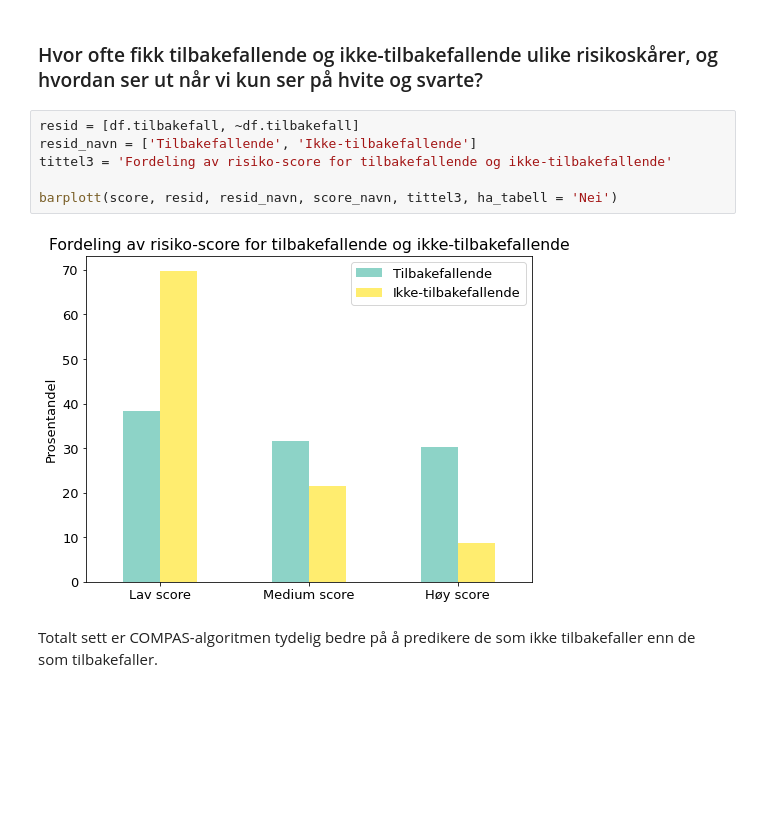
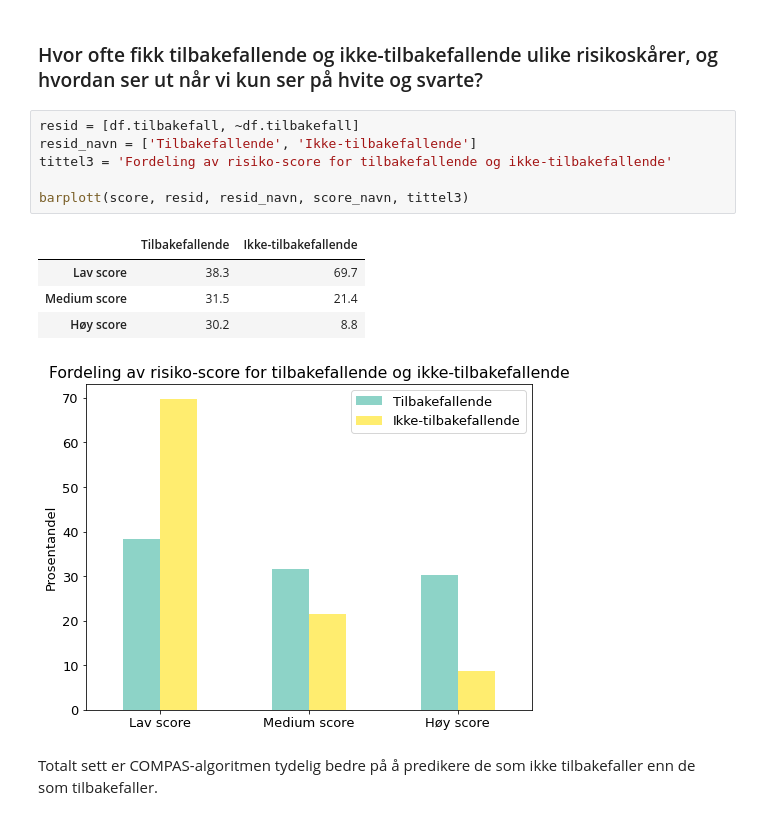
Before and after one commit to GullaTorvund/Prosjekt-1---HON2200, a Jupyter notebook: Notebooks/1a.ipynb, the cells around one changed output. Drawn from its saved outputs; the diff is of its cells as text; blank space fills up the shorter version.

```diff
--- a/Notebooks/1a.ipynb
+++ b/Notebooks/1a.ipynb
@@ -95,10 +95,14 @@ Det mest fremtredende resultatet her, er at hvite har tydelig lavere score enn s
 # %%
 resid = [df.tilbakefall, ~df.tilbakefall]
 resid_navn = ['Tilbakefallende', 'Ikke-tilbakefallende']
 tittel3 = 'Fordeling av risiko-score for tilbakefallende og ikke-tilbakefallende'
 
-barplott(score, resid, resid_navn, score_navn, tittel3, ha_tabell = 'Nei')
+barplott(score, resid, resid_navn, score_navn, tittel3)
 # %% [output]
+|  | Tilbakefallende | Ikke-tilbakefallende |
+| Lav score | 38.3 | 69.7 |
+| Medium score | 31.5 | 21.4 |
+| Høy score | 30.2 | 8.8 |
 [figure]
 # %% [markdown]
 Totalt sett er COMPAS-algoritmen tydelig bedre på å predikere de som ikke tilbakefaller enn de som tilbakefaller.
```
Also changed, not shown: 1 other file.
